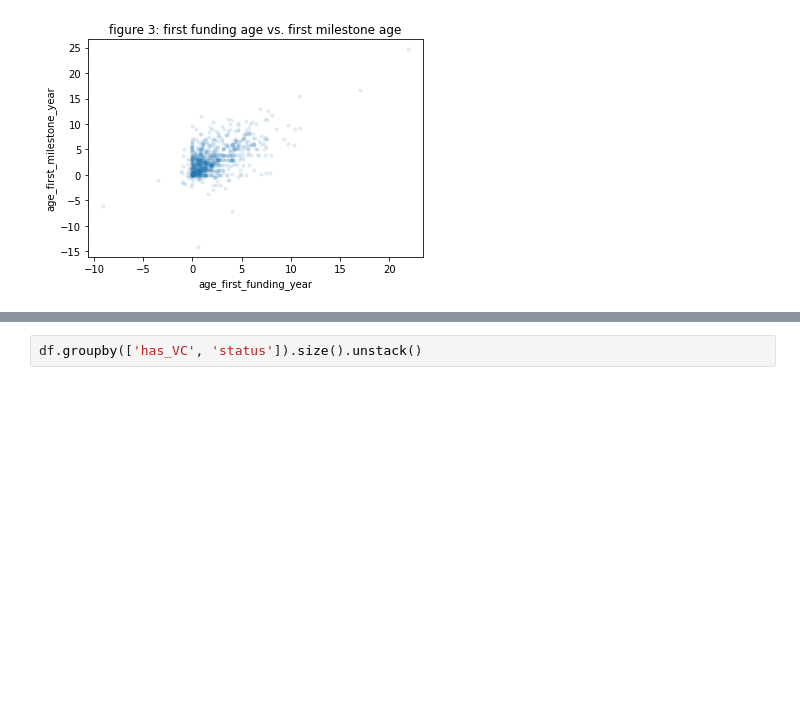
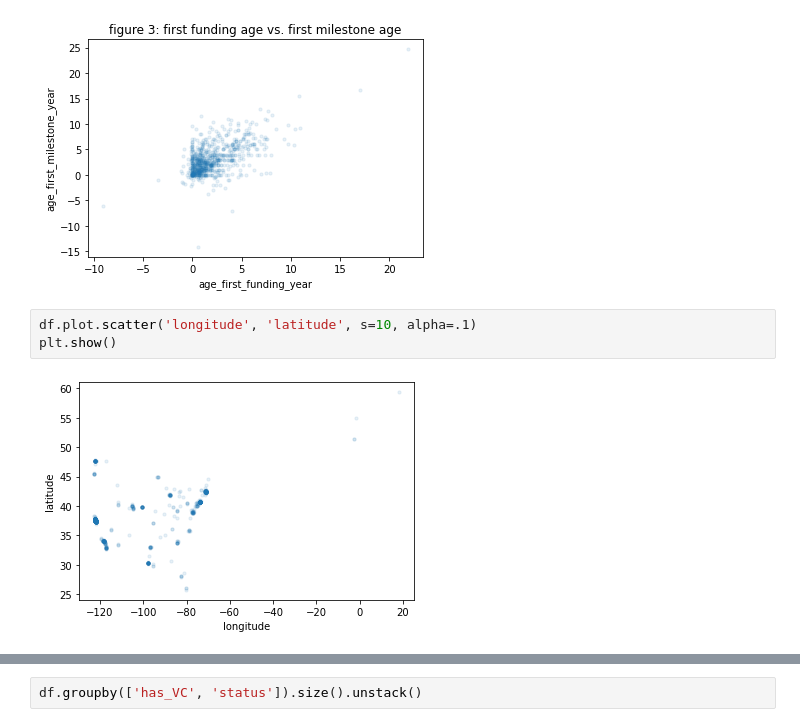
Before and after one commit to akshay7424/Data1030_Project_Akshay, a Jupyter notebook: src/Project_Startup_Data.ipynb, the cells around one changed output, grey strips where cells are left out. Saved outputs shown, nothing was run; the diff lists cells and outputs as text; blank space fills up the shorter version.

```diff
--- a/src/Project_Startup_Data.ipynb
+++ b/src/Project_Startup_Data.ipynb
@@ -218,6 +239,11 @@ plt.title('figure 3: first funding age vs. first milestone age')
 plt.show()
 # %% [output]
 [figure]
+# %%
+df.plot.scatter('longitude', 'latitude', s=10, alpha=.1)
+plt.show()
+# %% [output]
+[figure, added]
 # %%
 #funding vs status
 count_matrix = df.groupby(['has_VC', 'status']).size().unstack()
```
Also changed, not shown: parts of 2 cells of this notebook.
